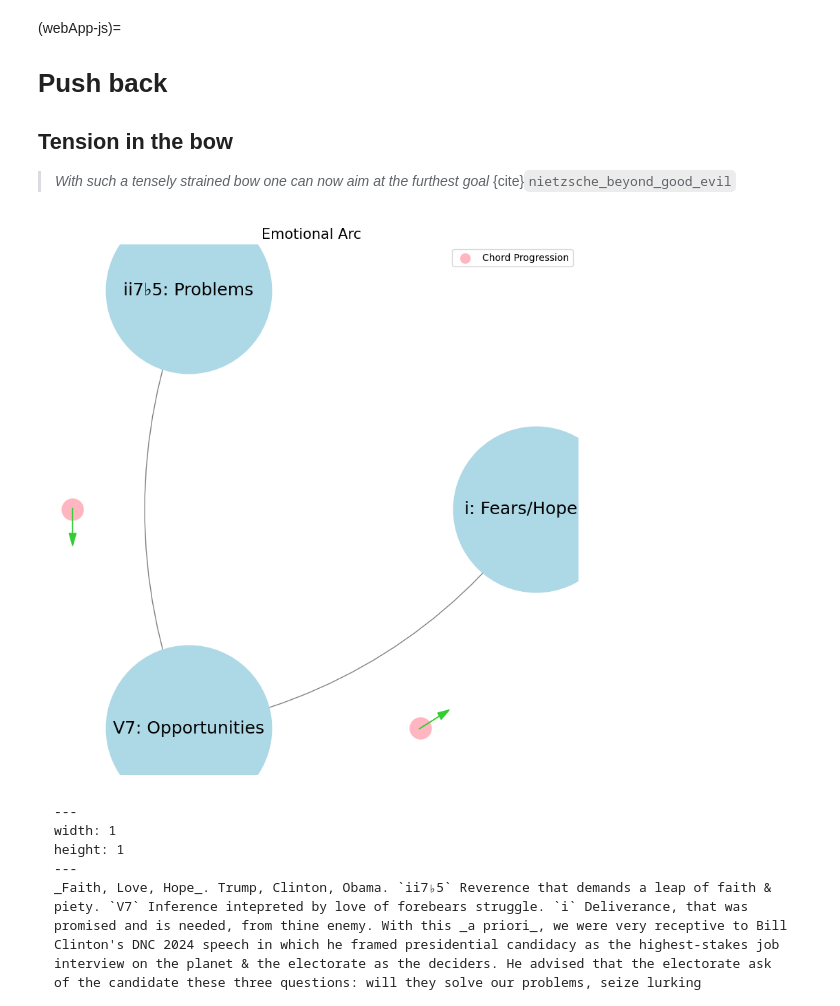
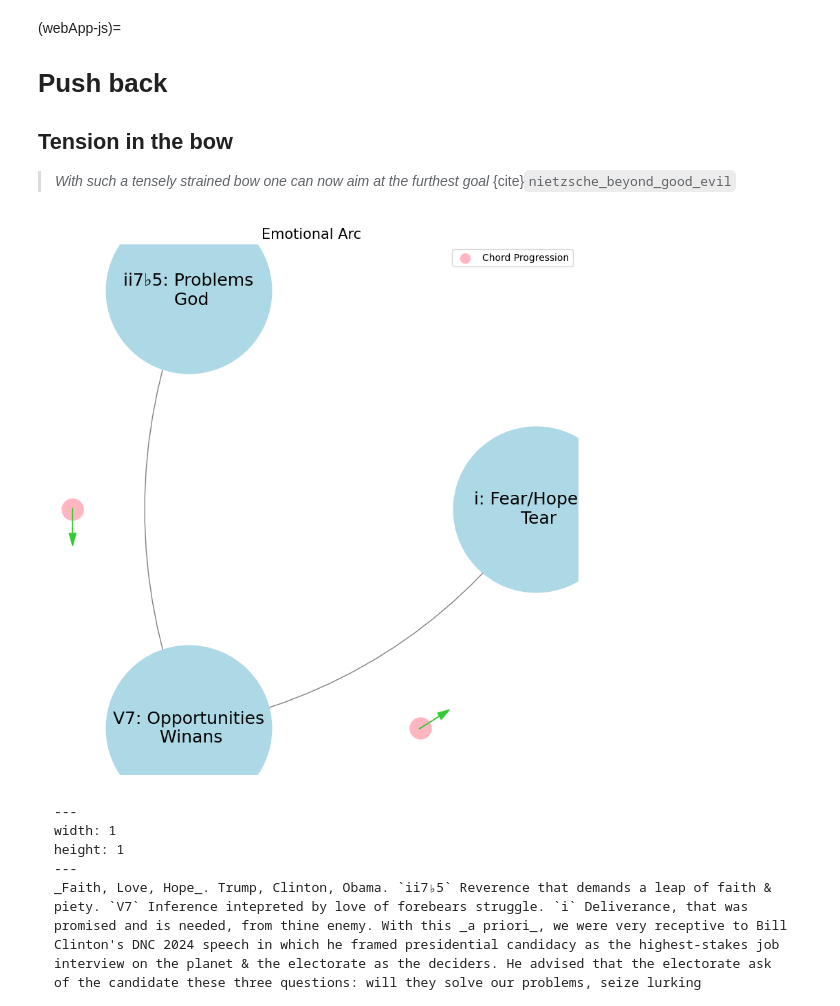
Before and after one commit to abikesa/rkelly, a Jupyter notebook: kitabo/ensi/_build/jupyter_execute/act3/part1/part1_2.ipynb, the cells around one changed output. Cells and saved outputs as stored; diff of their text form; code cells hidden in the pictures.

Commit message:
bottles up every tear, understands every fear

```diff
--- a/kitabo/ensi/_build/jupyter_execute/act3/part1/part1_2.ipynb
+++ b/kitabo/ensi/_build/jupyter_execute/act3/part1/part1_2.ipynb
@@ -13,15 +13,15 @@ import numpy as np
 G = nx.DiGraph()
 
 # Add nodes representing different levels (subatomic, atomic, cosmic, financial, social)
-levels = ['i: Fears/Hopexxx', 'ii7♭5: Problems', 'V7: Opportunities']
+levels = ['i: Fear/Hopexx\n Tear', 'ii7♭5: Problems\n God', 'V7: Opportunities\n Winans']
 
 # Add nodes to the graph
 G.add_nodes_from(levels)
 
 # Add edges to represent the flow of information (photons)
 # Assuming the flow is directional from more fundamental levels to more complex ones
-edges = [('ii7♭5: Problems', 'V7: Opportunities'),
-         ('V7: Opportunities', 'i: Fears/Hopexxx'),]
+edges = [('ii7♭5: Problems\n God', 'V7: Opportunities\n Winans'),
+         ('V7: Opportunities\n Winans', 'i: Fear/Hopexx\n Tear'),]
 
 # Add edges to the graph
 G.add_edges_from(edges)
@@ -43,34 +43,34 @@ nx.draw_networkx_edges(G, pos, arrowstyle='->', arrowsize=20, edge_color='grey',
 for edge in edges:
     # Calculate the vector between the two nodes
     vector = pos[edge[1]] - pos[edge[0]]
     # Calculate the midpoint
     mid_point = pos[edge[0]] + 0.5 * vector
     # Normalize to ensure it's on the circle
     radius = np.linalg.norm(pos[edge[0]])
     mid_point_on_circle = mid_point / np.linalg.norm(mid_point) * radius
     # Draw the small red photon node at the midpoint on the circular layout
     plt.scatter(mid_point_on_circle[0], mid_point_on_circle[1], c='lightpink', s=500, zorder=3)
 
     # Draw a small lime green arrow inside the red node to indicate direction
     arrow_vector = vector / np.linalg.norm(vector) * 0.1  # Scale down arrow size
     plt.arrow(mid_point_on_circle[0] - 0.05 * arrow_vector[0],
               mid_point_on_circle[1] - 0.05 * arrow_vector[1],
               arrow_vector[0], arrow_vector[1],
               head_width=0.03, head_length=0.05, fc='limegreen', ec='limegreen', zorder=4)
 
 # Draw the labels for the main nodes
 nx.draw_networkx_labels(G, pos, font_size=18, font_weight='normal')
 
 # Add a legend for "Photon/Info"
 plt.scatter([], [], c='lightpink', s=100, label='Chord Progression')  # Empty scatter for the legend
 plt.legend(scatterpoints=1, frameon=True, labelspacing=1, loc='upper right')
 
 # Set the title and display the plot
 plt.title('Emotional Arc', fontsize=15)
 plt.axis('off')
 plt.show()
 # %% [output]
-[figure, old version]
+[figure, new version]
 # %% [markdown]
 
 
```
Also changed, not shown: 8 other files.
